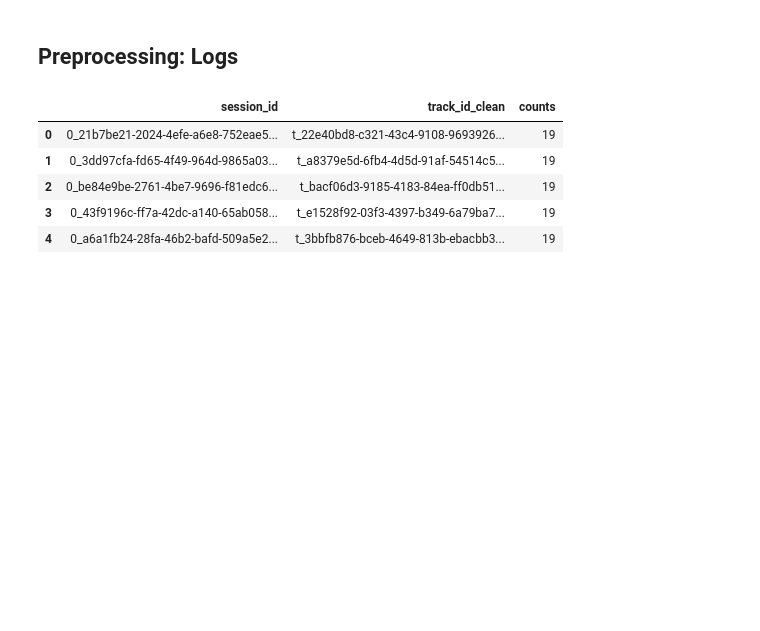
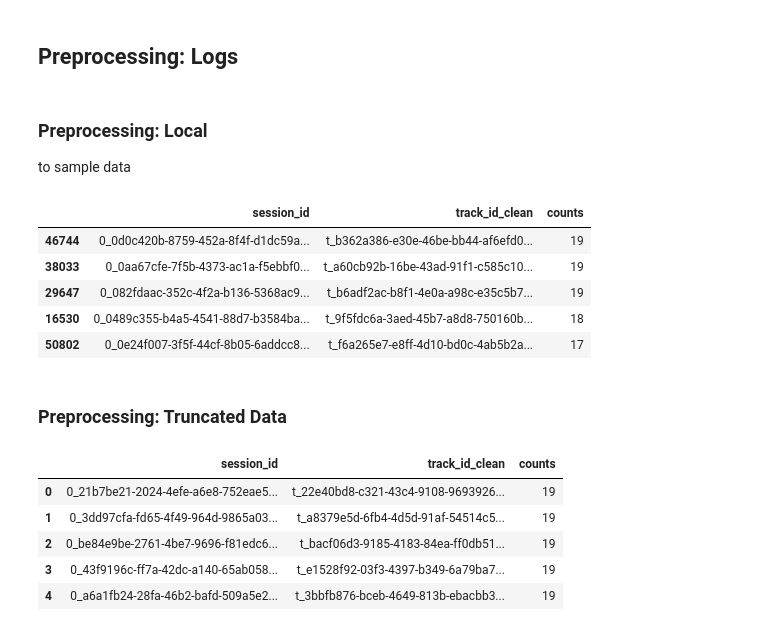
Before and after one commit to lejinvarghese/spotify-recommender, a Jupyter notebook: notebooks/recommenders.ipynb, the cells around one changed output. Saved outputs shown, nothing was run; the diff lists cells and outputs as text; code cells hidden in the pictures; blank space fills up the shorter version.

```diff
--- a/notebooks/recommenders.ipynb
+++ b/notebooks/recommenders.ipynb
@@ -182,17 +177,29 @@ def recommender_for_session(id, interaction_matrix, top = 10):
 # Data
 # %% [markdown]
 ## Preprocessing: Logs
+# %% [markdown]
+### Preprocessing: Local
+to sample data
+# %%
+LOCAL_DIR = '/media/starscream/wheeljack/learn/university_of_toronto/project/'
 # %%
-# log = ddf.read_csv('{}data/logs/*.csv'.format(DIR))
-# log = log.compute()
+log = dd.read_csv('{}data/logs/*.csv'.format(LOCAL_DIR))
+log = log.compute()
 # %%
-# items = 1000000
-# cols = ['session_id', 'session_position', 'track_id_clean']
-# log.sort_values(by=cols, inplace=True)
-# log = log[log.not_skipped==True]
-# log = log[cols].head(items)
+items = 1000000
+cols = ['session_id', 'session_position', 'track_id_clean']
+log.sort_values(by=cols, inplace=True)
+log = log[log.not_skipped==True]
+log = log[cols].head(items)
 # %%
-# cols = ['session_id', 'track_id_clean']
-# log = log.groupby(cols).count().reset_index().rename(columns = {'session_position': 'counts'})
-# log.sort_values(by='counts', ascending = False, inplace=True)
-# log.head()
+cols = ['session_id', 'track_id_clean']
+log = log.groupby(cols).count().reset_index().rename(columns = {'session_position': 'counts'})
+log.sort_values(by='counts', ascending = False, inplace=True)
+log.head()
+# %% [output]
+|  | session_id | track_id_clean | counts |
+| 46744 | 0_0d0c420b-8759-452a-8f4f-d1dc59a... | t_b362a386-e30e-46be-bb44-af6efd0... | 19 |
+| 38033 | 0_0aa67cfe-7f5b-4373-ac1a-f5ebbf0... | t_a60cb92b-16be-43ad-91f1-c585c10... | 19 |
+| 29647 | 0_082fdaac-352c-4f2a-b136-5368ac9... | t_b6adf2ac-b8f1-4e0a-a98c-e35c5b7... | 19 |
+| 16530 | 0_0489c355-b4a5-4541-88d7-b3584ba... | t_9f5fdc6a-3aed-45b7-a8d8-750160b... | 18 |
+| 50802 | 0_0e24f007-3f5f-44cf-8b05-6addcc8... | t_f6a265e7-e8ff-4d10-bd0c-4ab5b2a... | 17 |
@@ -199,3 +208,5 @@ def recommender_for_session(id, interaction_matrix, top = 10):
+# %% [markdown]
+### Preprocessing: Truncated Data
 # %%
  log= dd.read_parquet("log_trunc.parquet.gzip", compression='gzip').compute()
  log.head()
```
Also changed, not shown: parts of 13 cells of this notebook.
